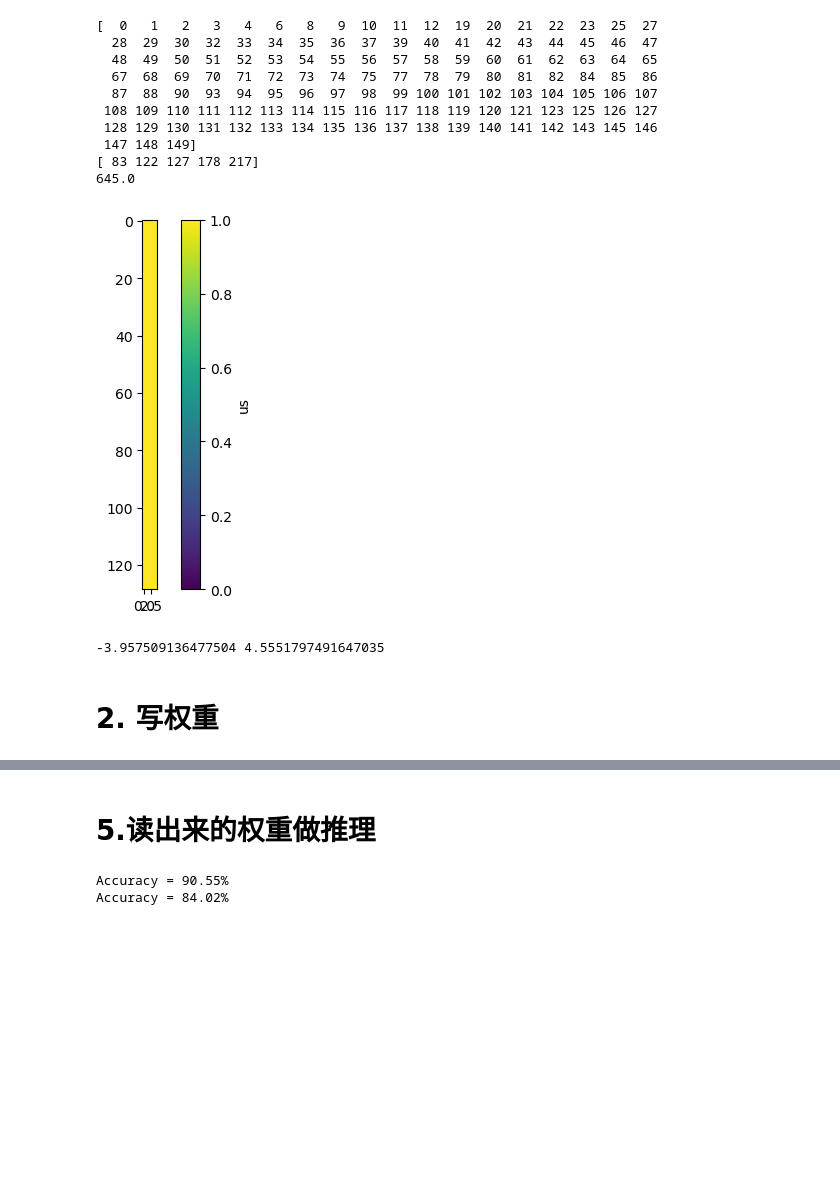
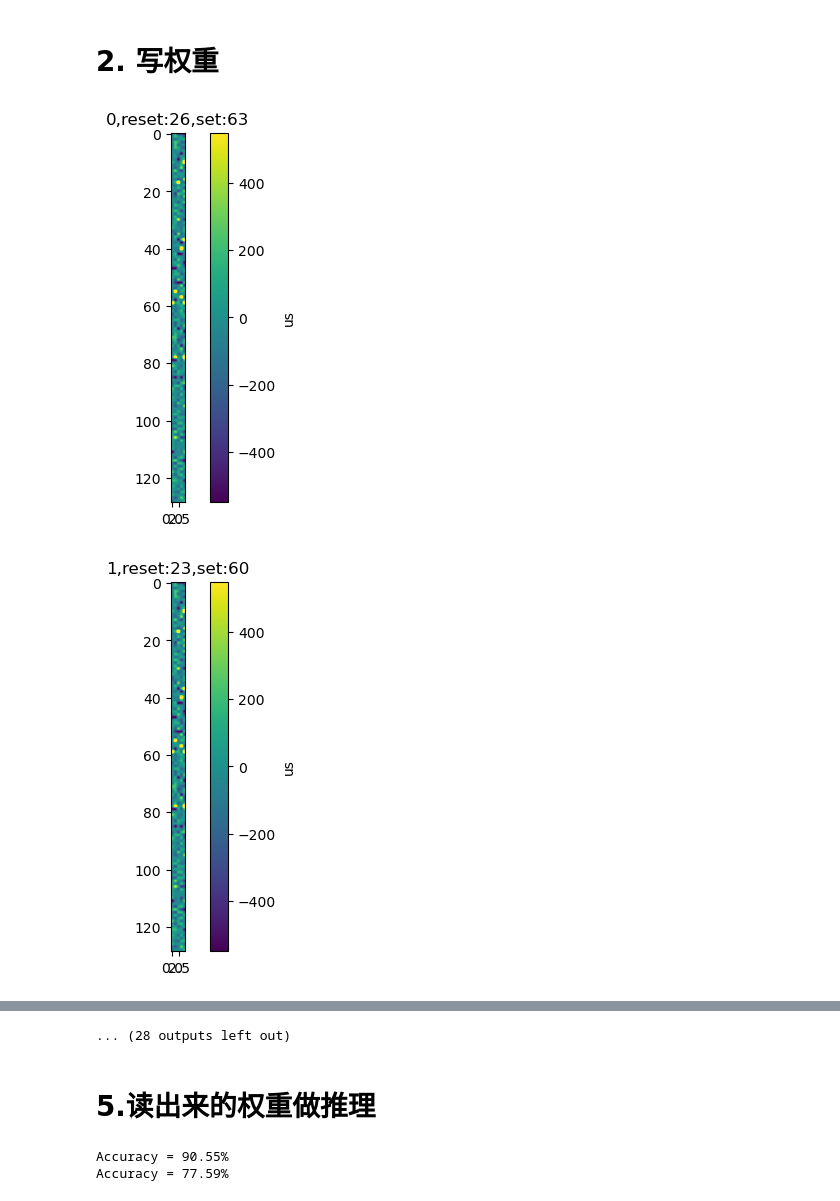
Before and after one commit to bei-meng/host_computer, a Jupyter notebook: Neural_Network_Deployment/svm_最后的.ipynb, the cells around one changed output, grey strips where cells are left out. Cells and saved outputs as stored; diff of their text form; code cells hidden in the pictures; blank space fills up the shorter version.

```diff
--- a/Neural_Network_Deployment/svm_最后的.ipynb
+++ b/Neural_Network_Deployment/svm_最后的.ipynb
@@ -48,5 +38,5 @@ selcet_point.add_used(path="../data/hnn/weight_pos_100_100_chip_8_.npz")
 # %%
-row=[i for i in range(0,150)]
+row=[i for i in range(106,250)]
 col=[i for i in range(10,250)]
 ansrow,anscol=selcet_point.find_good_device(row,col,129,5)
 print(np.sort(ansrow))
@@ -54,27 +44,13 @@ print(np.sort(anscol))
 sub_matrix = selcet_point.good_point[np.ix_(ansrow, anscol)]
 print(np.sum(sub_matrix))
 plot_cond(sub_matrix,vmax=1)
-# selcet_point.save_pos(row=ansrow,col=anscol,file_path="../data/svm/weight_pos_128_5_chip_8_")
+# selcet_point.save_pos(row=ansrow,col=anscol,file_path="../data/svm/weight_pos_128_5_chip_6_")
-# %% [output]
-[  0   1   2   3   4   6   8   9  10  11  12  19  20  21  22  23  25  27
-  28  29  30  32  33  34  35  36  37  39  40  41  42  43  44  45  46  47
-  48  49  50  51  52  53  54  55  56  57  58  59  60  61  62  63  64  65
-  67  68  69  70  71  72  73  74  75  77  78  79  80  81  82  84  85  86
-  87  88  90  93  94  95  96  97  98  99 100 101 102 103 104 105 106 107
- 108 109 110 111 112 113 114 115 116 117 118 119 120 121 123 125 126 127
- 128 129 130 131 132 133 134 135 136 137 138 139 140 141 142 143 145 146
- 147 148 149]
-[ 83 122 127 178 217]
-645.0
-[figure, removed]
 # %%
 # 加载权重数据
 Wb=np.load('../data/svm/svm_weight_90.npy').T
 print(np.min(Wb),np.max(Wb))
 layer=svmLayer(chip=chip,weight_target=Wb,weight_min=-4.5,weight_max=4.5,cond_min=0,cond_max=1100,cond_reference=550)
-layer.set_weight_map_form_file("../data/svm/weight_pos_128_5_chip_8_.npz")
+layer.set_weight_map_form_file("../data/svm/weight_pos_128_5_chip_6_.npz")
-# %% [output]
--3.957509136477504 4.5551797491647035
 # %% [markdown]
 # 2. 写权重
 # %%
@@ -82,17 +58,17 @@ tg_map = np.array([1.5,1.55,1.6,1.65,1.7,1.75,1.8])
 cond_map = np.array([350,390,450,490,550,590,650])
 slope,intercept = np.polyfit(cond_map,tg_map, 1)
 # %%
-threshold = 40
+threshold = 20
 
-set_v,reset_v = 1,1
-reset_pulse_width,set_pulse_width = 10e-6,100e-6
+set_v,reset_v = 1,0.95
+reset_pulse_width,set_pulse_width = 100e-6,100e-6
 need_read = np.zeros((256,256),dtype=bool)
 target = np.ones((256,256))
 
 pos = layer.get_weight_pos()
 need_read[pos] = True
 target[pos] = layer.get_target_cond()
-tg_v = target*slope+intercept-0.4
+tg_v = target*slope+intercept-0.2
 for k in range(1):
     for i in range(40):
         voltage_base = chip.read_point2(crossbar=need_read,read_voltage=0,tg=5,gain=1,from_row=True,out_type=0)
@@ -100,32 +76,35 @@ for k in range(1):
         resistence = chip.voltage_to_resistance(voltage = voltage-voltage_base)
         cond = chip.compensation.compensation_point(resistence=resistence,from_row=True,return_type=0)
 
         condition_reset = (cond > (target+threshold)) & need_read
         condition_set = (cond < (target-threshold)) & need_read
         plot_cond(cond[pos]-layer.cond_reference,vmin=-layer.cond_range,vmax=layer.cond_range,title=f"{i},reset:{np.sum(condition_reset)},set:{np.sum(condition_set)}")
 
         if i>0:
             # set_pulse_width = set_pulse_width+10e-6*i
             # reset_pulse_width = reset_pulse_width+10e-6*i
-            # set_v+=0.02
-            # reset_v+=0.02
+            # set_v+=0.1
+            # reset_v+=0.1
             # tg_v[condition_set] +=0.05
             if i<10:
                 tg_v[condition_reset] -= 0.04
                 tg_v[condition_set] += 0.04
             else:
                 tg_v[condition_reset] -= 0.02
                 tg_v[condition_set] += 0.02
 
         tg_v.clip(0,4,out=tg_v)
 
         chip.write_point2(crossbar=condition_reset,write_voltage=reset_v,tg=5,pulse_width=reset_pulse_width,set_device=False)
         chip.write_point2(crossbar=condition_reset,write_voltage=set_v-0.5,tg=tg_v,pulse_width=set_pulse_width,set_device=True)
         # # # # chip.ps.set_time_out(100)
         chip.write_point2(crossbar=condition_set,write_voltage=set_v,tg=tg_v,pulse_width=set_pulse_width,set_device=True)
 
     set_v = set_v+0.3
     reset_v = reset_v+0.05
     set_pulse_width = set_pulse_width+10e-6*k
     reset_pulse_width = reset_pulse_width+10e-6*k
     tg_v = target*slope+intercept+k*0.05-0.3
+# %% [output]
+[figure, added]
+[figure, added]
@@ -132,3 +121,4 @@ for k in range(1):
+... (28 outputs left out)
 # %% [markdown]
 # 5.读出来的权重做推理
 # %%
@@ -161,7 +151,7 @@ acc = np.mean(y_pred == Y)
 print(f"Accuracy = {acc * 100:.2f}%")
 # %% [output]
 Accuracy = 90.55%
-Accuracy = 84.02%
+Accuracy = 77.59%
 # %%
 compensation_para:dict={
     "compensation_type":0,
```
Also changed, not shown: parts of 12 cells of this notebook, 37 other files.
